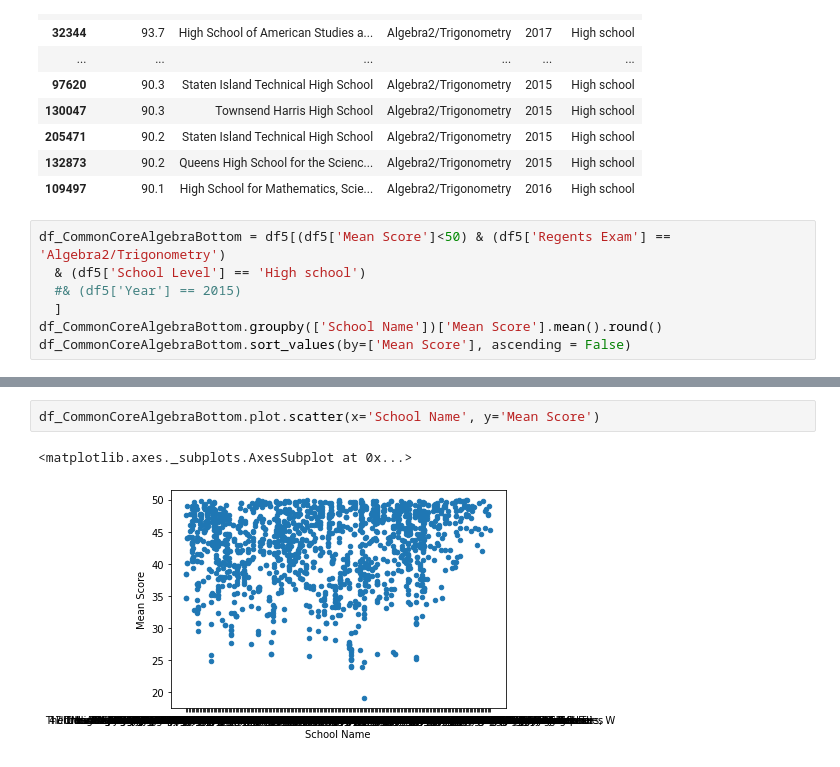
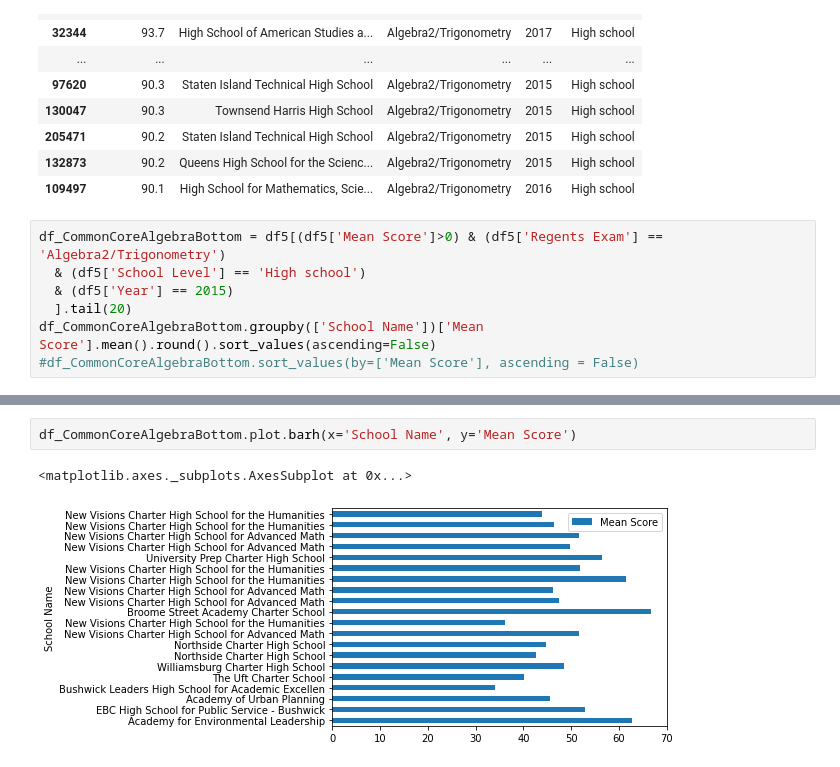
Before and after one commit to tuccib/CUNY-LAG, a Jupyter notebook: 210625_Project1_Bruno_Tucci.ipynb, the cells around one changed output, grey strips where cells are left out. Saved outputs shown, nothing was run; the diff lists cells and outputs as text.

```diff
--- a/210625_Project1_Bruno_Tucci.ipynb
+++ b/210625_Project1_Bruno_Tucci.ipynb
@@ -559,10 +559,10 @@ df_CommonCoreAlgebraTop.sort_values(by=['Mean Score'], ascending = False)
 | 132873 | 90.2 | Queens High School for the Scienc... | Algebra2/Trigonometry | 2015 | High school |
 | 109497 | 90.1 | High School for Mathematics, Scie... | Algebra2/Trigonometry | 2016 | High school |
 # %%
-df_CommonCoreAlgebraBottom = df5[(df5['Mean Score']<50) & (df5['Regents Exam'] == 'Algebra2/Trigonometry')
+df_CommonCoreAlgebraBottom = df5[(df5['Mean Score']>0) & (df5['Regents Exam'] == 'Algebra2/Trigonometry')
   & (df5['School Level'] == 'High school')
-  #& (df5['Year'] == 2015)
-  ]
-df_CommonCoreAlgebraBottom.groupby(['School Name'])['Mean Score'].mean().round()
-df_CommonCoreAlgebraBottom.sort_values(by=['Mean Score'], ascending = False)
+  & (df5['Year'] == 2015)
+  ].tail(20)
+df_CommonCoreAlgebraBottom.groupby(['School Name'])['Mean Score'].mean().round().sort_values(ascending=False)
+#df_CommonCoreAlgebraBottom.sort_values(by=['Mean Score'], ascending = False)
 # %% [output]
@@ -582,5 +588,5 @@ df_CommonCoreAlgebraBottom.sort_values(by=['Mean Score'], ascending = False)
 # %%
-df_CommonCoreAlgebraBottom.plot.scatter(x='School Name', y='Mean Score')
+df_CommonCoreAlgebraBottom.plot.barh(x='School Name', y='Mean Score')
 # %% [output]
 <matplotlib.axes._subplots.AxesSubplot at 0x...>
-[figure, old version]
+[figure, new version]
```
Also changed, not shown: parts of 4 cells of this notebook.
